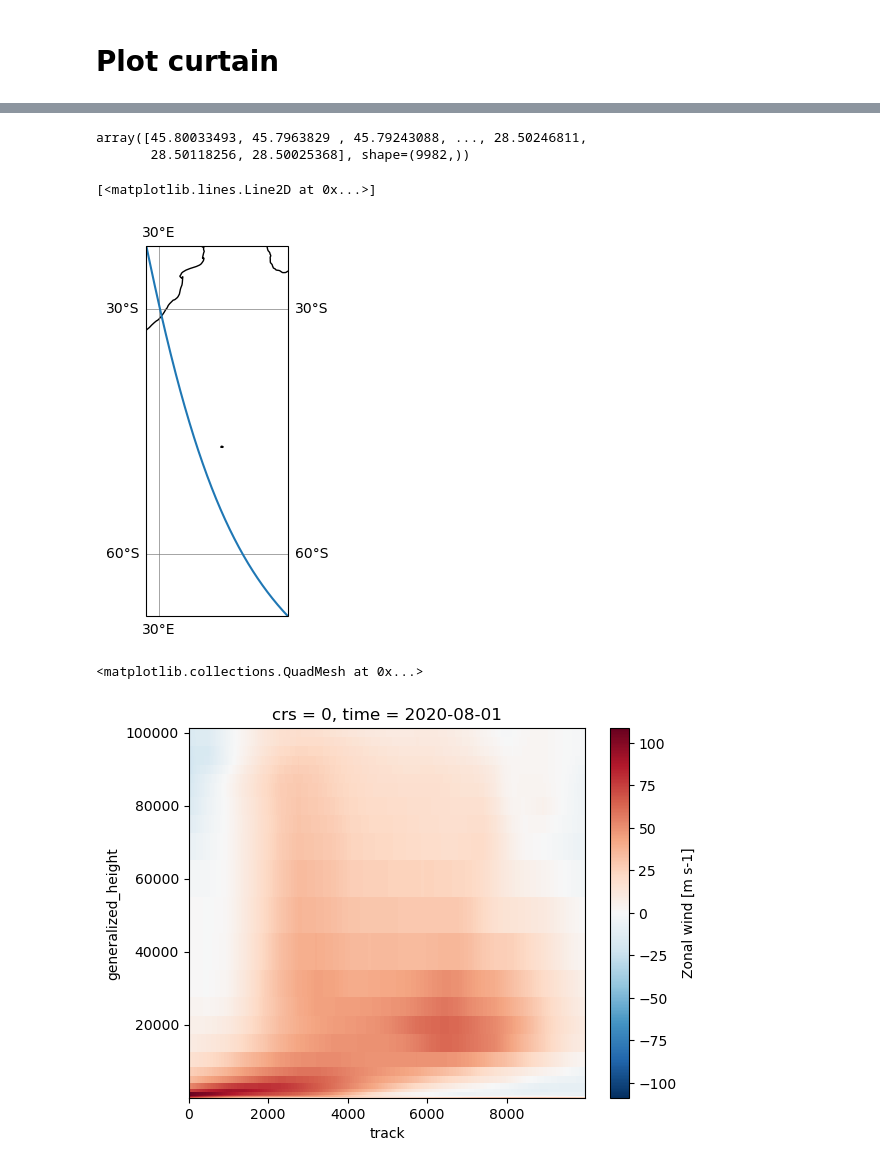
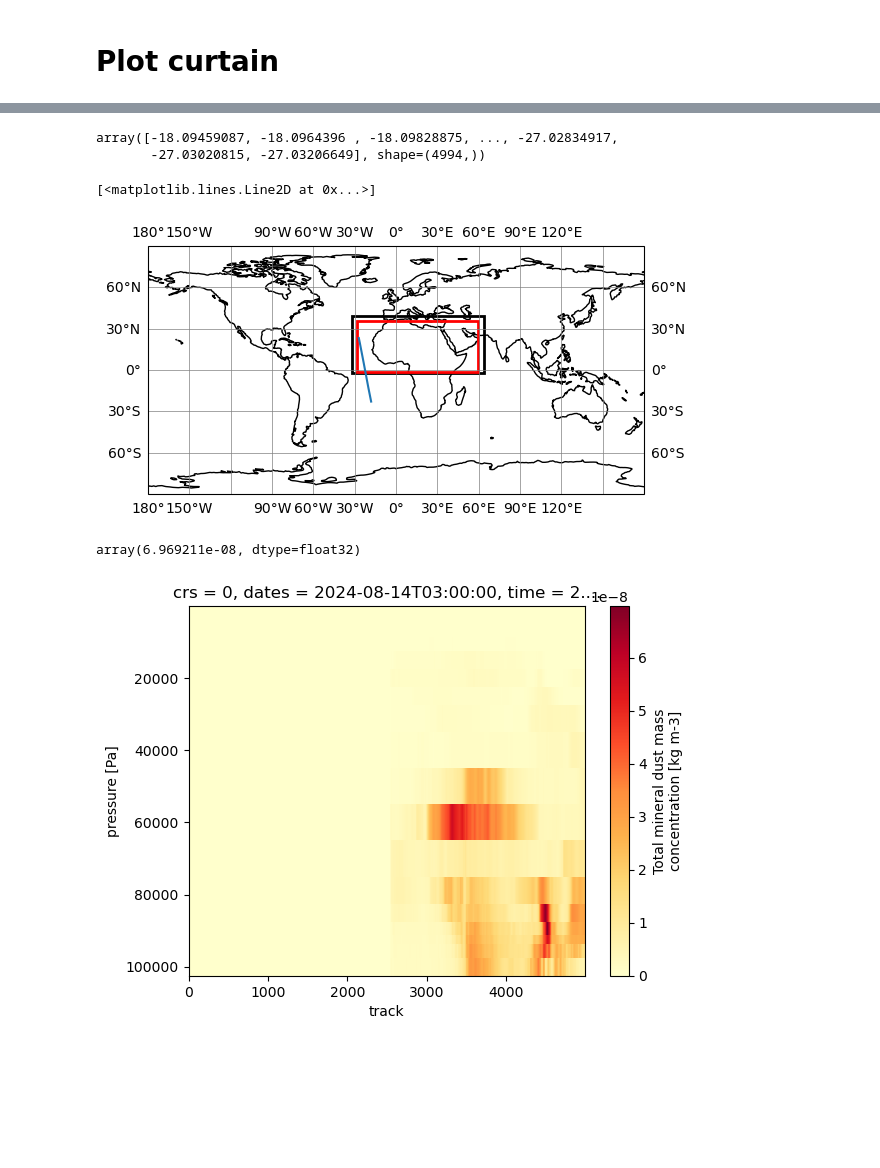
Before and after one commit to yoctoyotta1024/GlobalHackathon2025, a Jupyter notebook: scripts/plot_curtain.ipynb, the cells around one changed output, grey strips where cells are left out. Saved outputs shown, nothing was run; the diff lists cells and outputs as text; code cells hidden in the pictures; blank space fills up the shorter version.

```diff
--- a/scripts/plot_curtain.ipynb
+++ b/scripts/plot_curtain.ipynb
@@ -72,13 +18,13 @@ def create_fig_2d(grid_int: Optional[int] = 30,
 ec_year = "2024" # format 'YYYY'
 ec_month = "08" # format 'MM'
 ec_day = "01" # format 'DD'
-ec_start_time = "T0008"  # format T'hhmm'
-ec_end_time = "T0019"  # format T'hhmm'
+ec_start_time = "T0019"  # format T'hhmm'
+ec_end_time = "T0031"  # format T'hhmm'
 
 ec_start_date = ec_year + ec_month + ec_day + ec_start_time
 ec_end_date = ec_year + ec_month + ec_day + ec_end_time
 ec_data_path = Path("/work") / "mh0731" / "m301196" / "ecomip"/ "ftp.eorc.jaxa.jp" / "eorc" / "CPR" / "1B" / "xCa" / ec_year / ec_month / ec_day
-ec_file = ec_data_path / f"ECA_J_CPR_NOM_1BS_{ec_start_date}_{ec_end_date}_00996H_vCa_corr_xCa.nc"
+ec_file = ec_data_path / f"ECA_J_CPR_NOM_1BS_{ec_start_date}_{ec_end_date}_00997A_vCa_corr_xCa.nc"
 
 # (optional) limits to lat-lon range of earthcare path
 ec_lon_min = None # degrees
@@ -89,7 +35,8 @@ ec_lat_max = None # degrees
 # model, zoom level, and time for curtain dataset
 current_location = "EU"
 model = "icon_d3hp003"
-zoom = 5
+model = "icon_art_lam"
+zoom = 10
 model_year = "2020" # format 'YYYY'
 model_month = ec_month # format 'MM'
 model_day = ec_day # format 'DD'
@@ -97,7 +44,11 @@ model_time = ec_start_time  # format T'hhmm'
 
 # curtain_file = curtain_dir / f"ec_curtain_{curtain_label}.zarr"
 curtain_dir = Path("/work") / "mh0492" / "m301067" / "hackaton25" / "curtains" / model_year / model_month / model_day
-curtain_label = f"{ec_start_date}_{ec_end_date}_{model}_zoom{zoom}"
+curtain_dir = Path("/work/bb1215/global-hackathon-2025/Andreas") / "curtains"
+curtain_label = f"{ec_start_date}_{ec_end_date}_{model}_zoom{zoom}_aero"
 curtain_file = curtain_dir / f"ec_curtain_{curtain_label}.zarr"
+day = 14  # 26 - 30
+month = 8
+curtain_file = curtain_dir / f"ec_curtains_2024{month:02d}{day:02d}_icon_art_lam_zoom{zoom}.zarr"
 # %%
 ds = xr.open_dataset(curtain_file)
@@ -123,23 +59,31 @@ Data variables: (12/60)
 # %%
 ds.track_lon.values
 # %% [output]
-array([45.80033493, 45.7963829 , 45.79243088, ..., 28.50246811,
-       28.50118256, 28.50025368], shape=(9982,))
+array([-18.09459087, -18.0964396 , -18.09828875, ..., -27.02834917,
+       -27.03020815, -27.03206649], shape=(4994,))
 # %%
 extent = [
     ds.track_lon.min().values,
     ds.track_lon.max().values,
     ds.track_lat.min().values,
     ds.track_lat.max().values
 ]
-fig, ax = create_fig_2d(figsize=None, extent=extent)
+# extent = [-32.3, 63.7, -1.5, 39.4]
+# fig, ax = create_fig_2d(figsize=None, extent=extent)
+fig, ax = create_fig_2d(figsize=None)
+ax.set_global()
+add_rectangle(lon=[-32.3, 63.7], lat=[-2.3, 39.4], ax=ax)
+add_rectangle(lon=[-28.2, 59.2], lat=[-1.5, 35.4], ax=ax, color='r')
 plt.plot(ds.track_lon.values, ds.track_lat.values)
 # %% [output]
 [<matplotlib.lines.Line2D at 0x...>]
-[figure, old version]
+[figure, new version]
 # %%
-var = 'ua'
-ds[var].plot()
+var = 'dre_lw_toa_allaero'
+var = 'dust_total_mc'
+
+ds[var].plot(yincrease=False, cmap='YlOrRd', vmin=0)
+ds[var].max().values
 # %% [output]
-<matplotlib.collections.QuadMesh at 0x...>
+array(6.969211e-08, dtype=float32)
-[figure, old version]
+[figure, new version]
```
Also changed, not shown: parts of 3 cells of this notebook, 3 other files.
